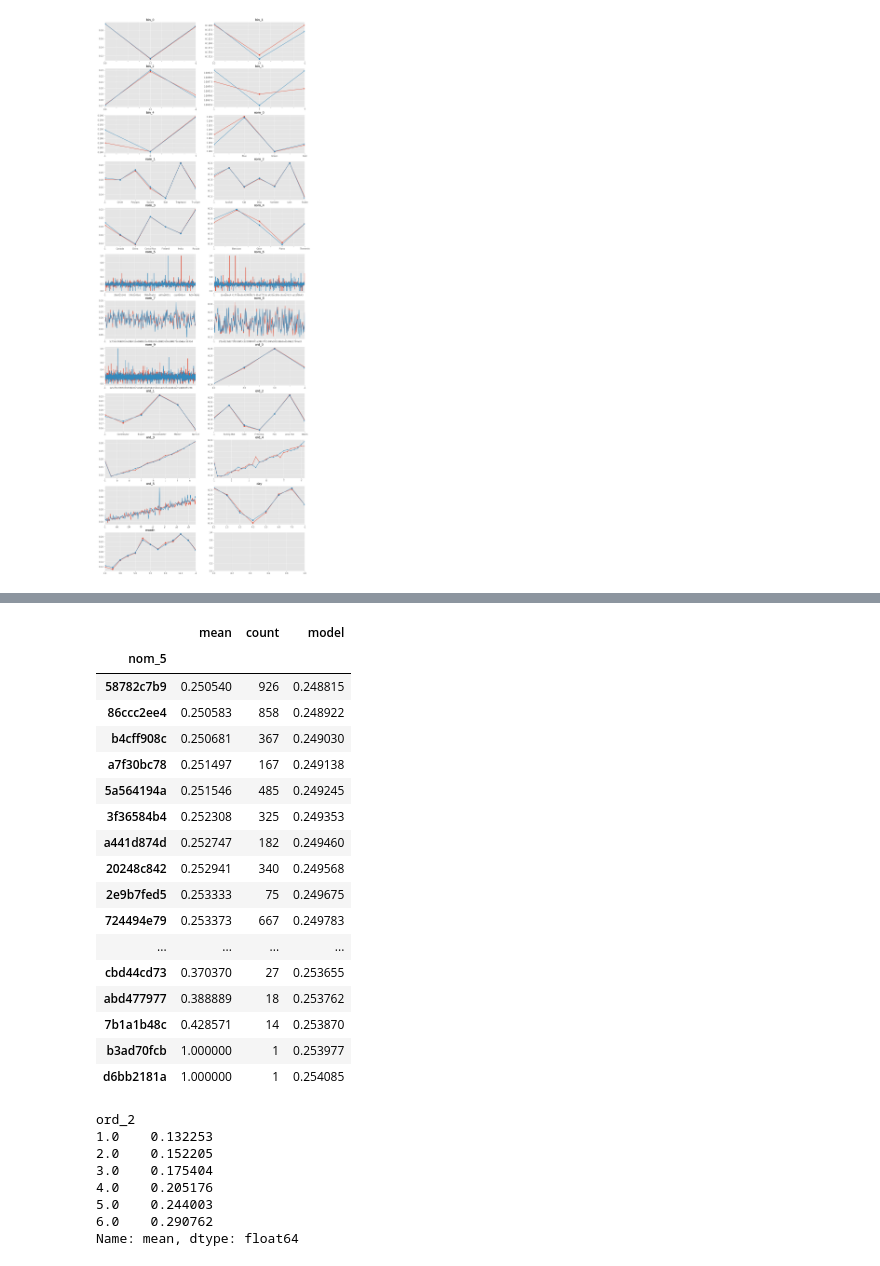
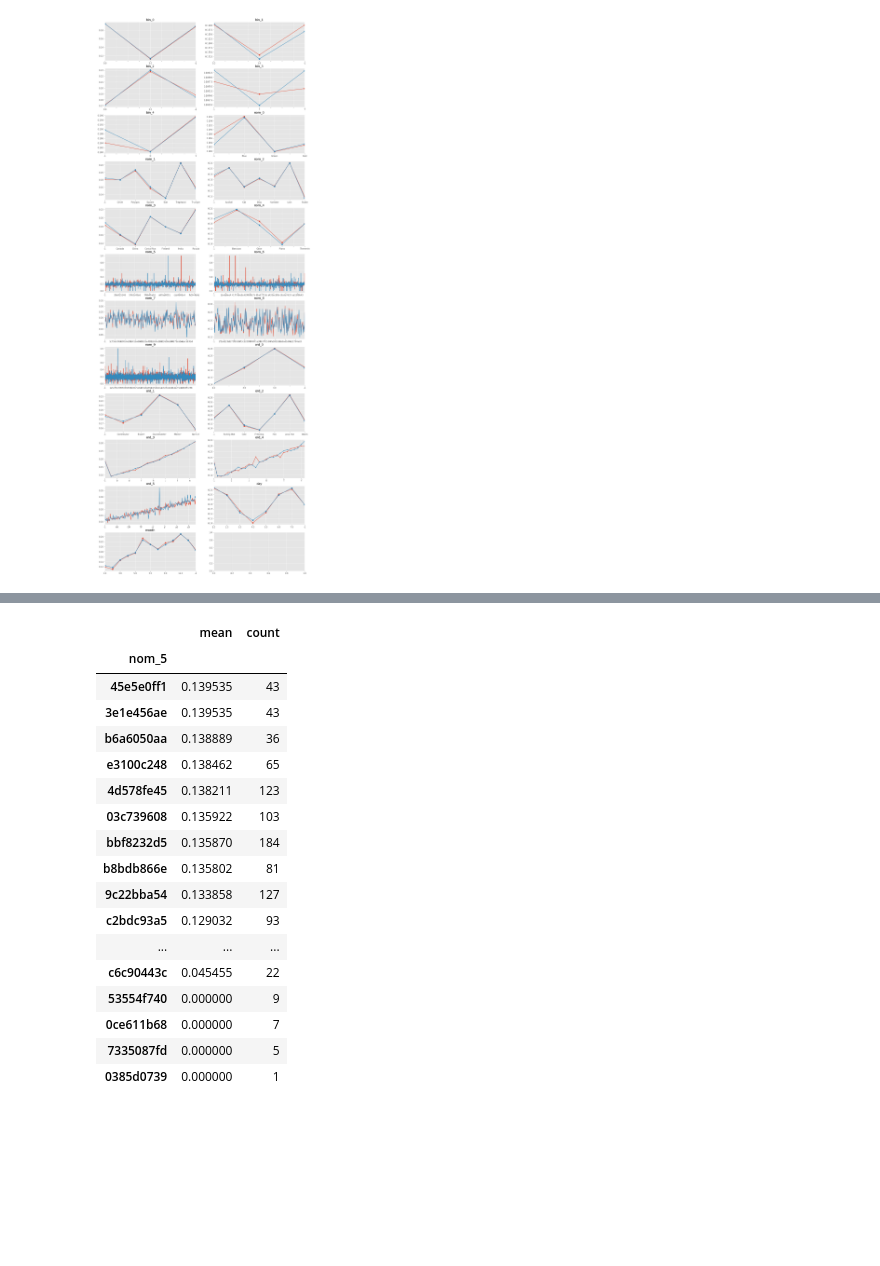
Before and after one commit to viktorsapozhok/cafeen, a Jupyter notebook: notebooks/eda.ipynb, the cells around one changed output, grey strips where cells are left out. Drawn from its saved outputs; the diff is of its cells as text; code cells hidden in the pictures; blank space fills up the shorter version.

```diff
--- a/notebooks/1_eda.ipynb
+++ b/notebooks/eda.ipynb
@@ -213,10 +136,0 @@ for i in range(len(features)):
-# %%
-train['ord_1'] = train['ord_1'].map({
-    'Novice': 1, 'Contributor': 2, 'Expert': 3, 'Master': 4, 'Grandmaster': 5})
-train['ord_2'] = train['ord_2'].map({
-    'Freezing': 1, 'Cold': 2, 'Warm': 3, 'Hot': 4, 'Boiling Hot': 5, 'Lava Hot': 6})
-
-fig, ax = plt.subplots(1, 2, figsize=(17,4))
-
-train.groupby('ord_1')['target'].mean().plot(ax=ax[0], marker='o')
-train.groupby('ord_2')['target'].mean().plot(ax=ax[1], marker='o')
@@ -261,32 +137,24 @@ encoding[['mean', 'model']].plot(ax=ax)
-# %%
-encoding.iloc[-50:]
-# %% [output]
-|  | mean | count | model |
-| nom_5 |  |  |  |
-| 58782c7b9 | 0.250540 | 926 | 0.248815 |
-| 86ccc2ee4 | 0.250583 | 858 | 0.248922 |
-| b4cff908c | 0.250681 | 367 | 0.249030 |
-| a7f30bc78 | 0.251497 | 167 | 0.249138 |
-| 5a564194a | 0.251546 | 485 | 0.249245 |
-| 3f36584b4 | 0.252308 | 325 | 0.249353 |
-| a441d874d | 0.252747 | 182 | 0.249460 |
-| 20248c842 | 0.252941 | 340 | 0.249568 |
-| 2e9b7fed5 | 0.253333 | 75 | 0.249675 |
-| 724494e79 | 0.253373 | 667 | 0.249783 |
-| ... | ... | ... | ... |
-| cbd44cd73 | 0.370370 | 27 | 0.253655 |
-| abd477977 | 0.388889 | 18 | 0.253762 |
-| 7b1a1b48c | 0.428571 | 14 | 0.253870 |
-| b3ad70fcb | 1.000000 | 1 | 0.253977 |
-| d6bb2181a | 1.000000 | 1 | 0.254085 |
-# %%
-y
-# %% [output]
-ord_2
-1.0    0.132253
-2.0    0.152205
-3.0    0.175404
-4.0    0.205176
-5.0    0.244003
-6.0    0.290762
-Name: mean, dtype: float64
+# %%
+feature = 'nom_5'
+stat = train.groupby(feature)['target'].agg(['mean', 'count'])
+stat.sort_values(by=['mean'], ascending=False, inplace=True)
+stat.loc[stat['count'] < stat['count'].quantile(0.2), :].tail(50)
+# %% [output]
+|  | mean | count |
+| nom_5 |  |  |
+| 45e5e0ff1 | 0.139535 | 43 |
+| 3e1e456ae | 0.139535 | 43 |
+| b6a6050aa | 0.138889 | 36 |
+| e3100c248 | 0.138462 | 65 |
+| 4d578fe45 | 0.138211 | 123 |
+| 03c739608 | 0.135922 | 103 |
+| bbf8232d5 | 0.135870 | 184 |
+| b8bdb866e | 0.135802 | 81 |
+| 9c22bba54 | 0.133858 | 127 |
+| c2bdc93a5 | 0.129032 | 93 |
+| ... | ... | ... |
+| c6c90443c | 0.045455 | 22 |
+| 53554f740 | 0.000000 | 9 |
+| 0ce611b68 | 0.000000 | 7 |
+| 7335087fd | 0.000000 | 5 |
+| 0385d0739 | 0.000000 | 1 |
```
Also changed, not shown: parts of 13 cells of this notebook, 10 other files.
